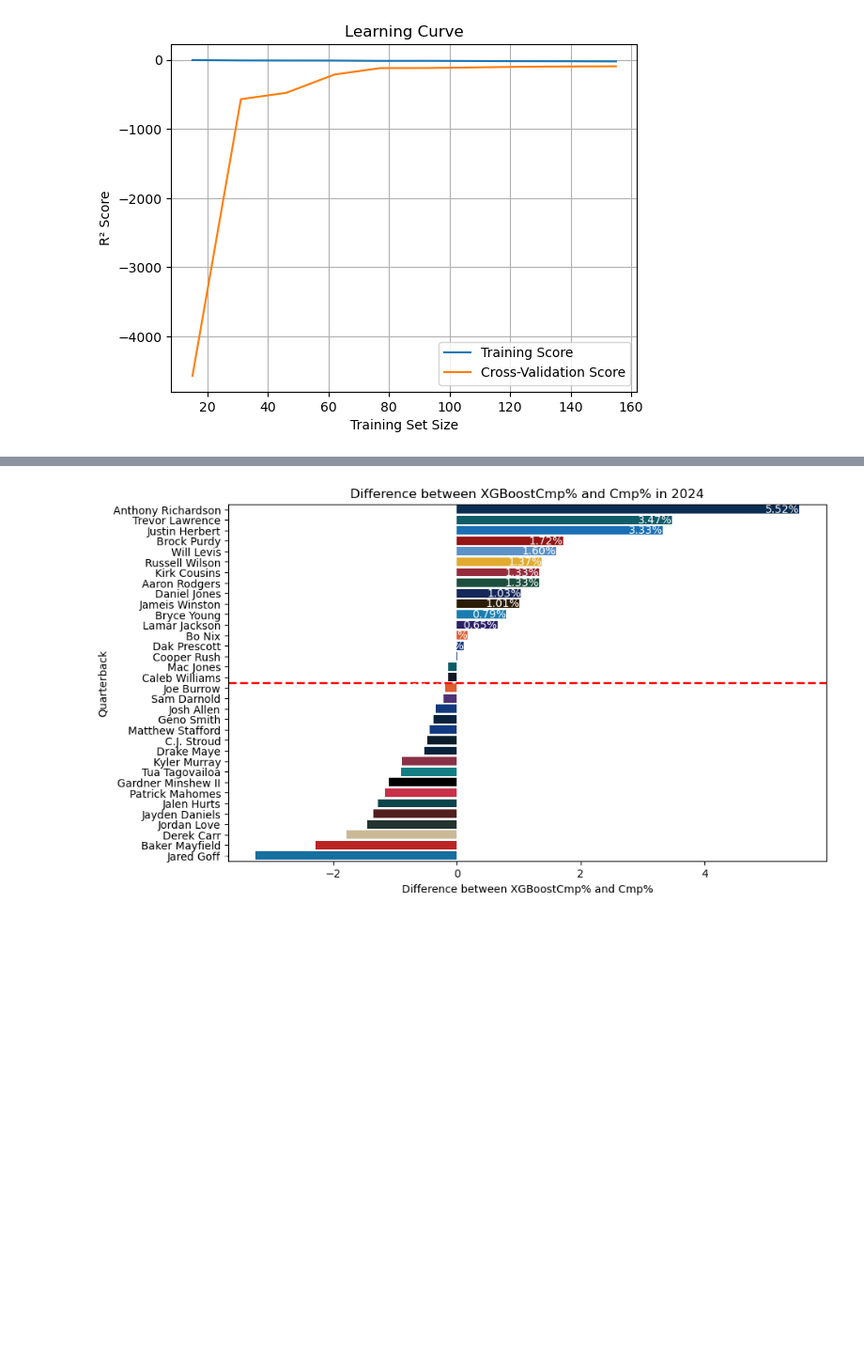
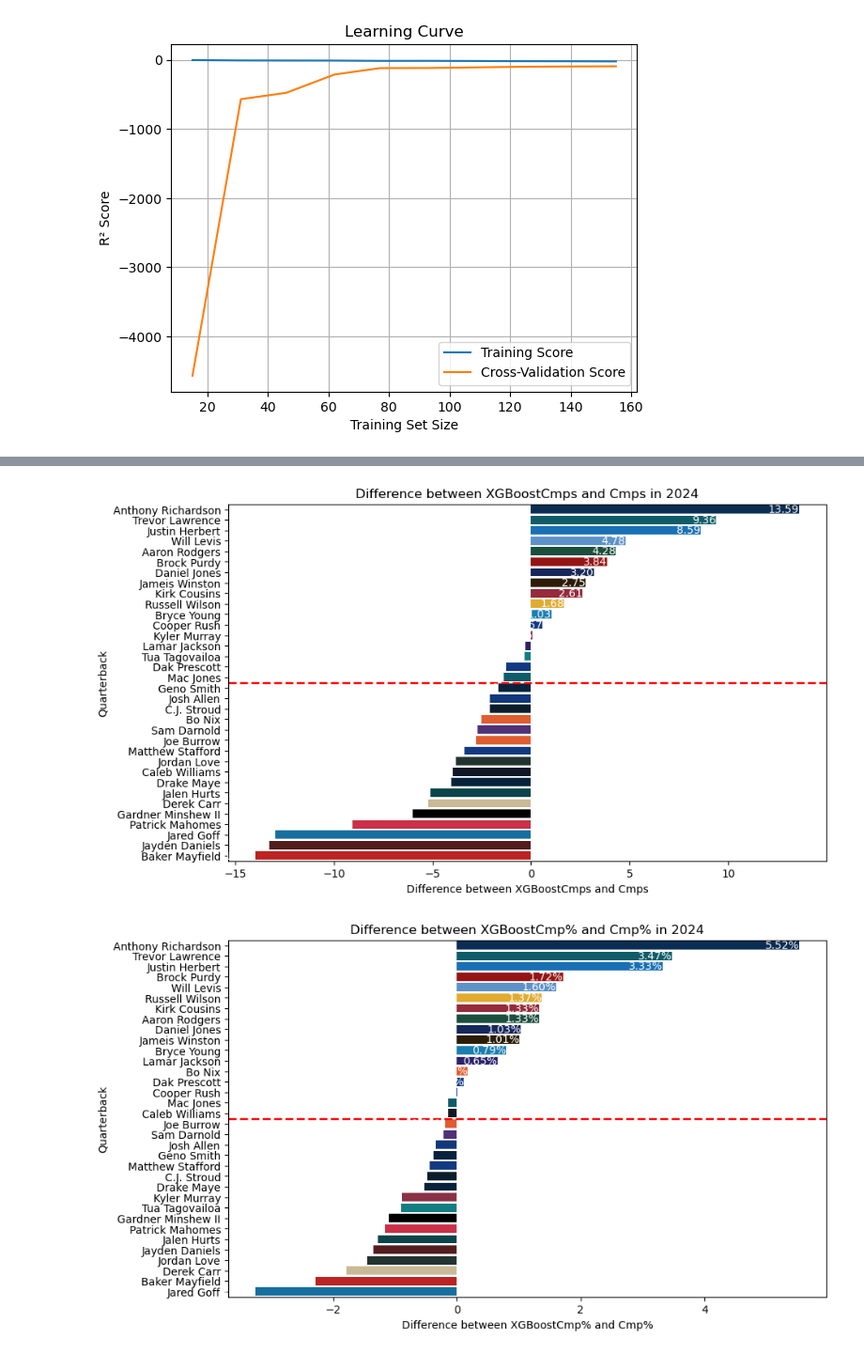
Before and after one commit to Stat-Wars/xCmp, a Jupyter notebook: xCmp.ipynb, the cells around one changed output, grey strips where cells are left out. Shown at 94% size. Cells and saved outputs as stored; diff of their text form; code cells hidden in the pictures; blank space fills up the shorter version.

```diff
--- a/xCmp.ipynb
+++ b/xCmp.ipynb
@@ -361,3 +343,7 @@ xCmp24LinReg = statGrapher(data24, 'xgbCmpPct', 'xCmp% using XGBoost')
+# %%
+xCmp_diff_graph = statGrapher(data24, 'xCmpDiff', 'Difference between XGBoostCmps and Cmps', pct = False)
+# %% [output]
+[figure, added]
 # %%
 # 2024 xCmp% based on model
 
```
Also changed, not shown: parts of 59 cells of this notebook, 6 other files.
